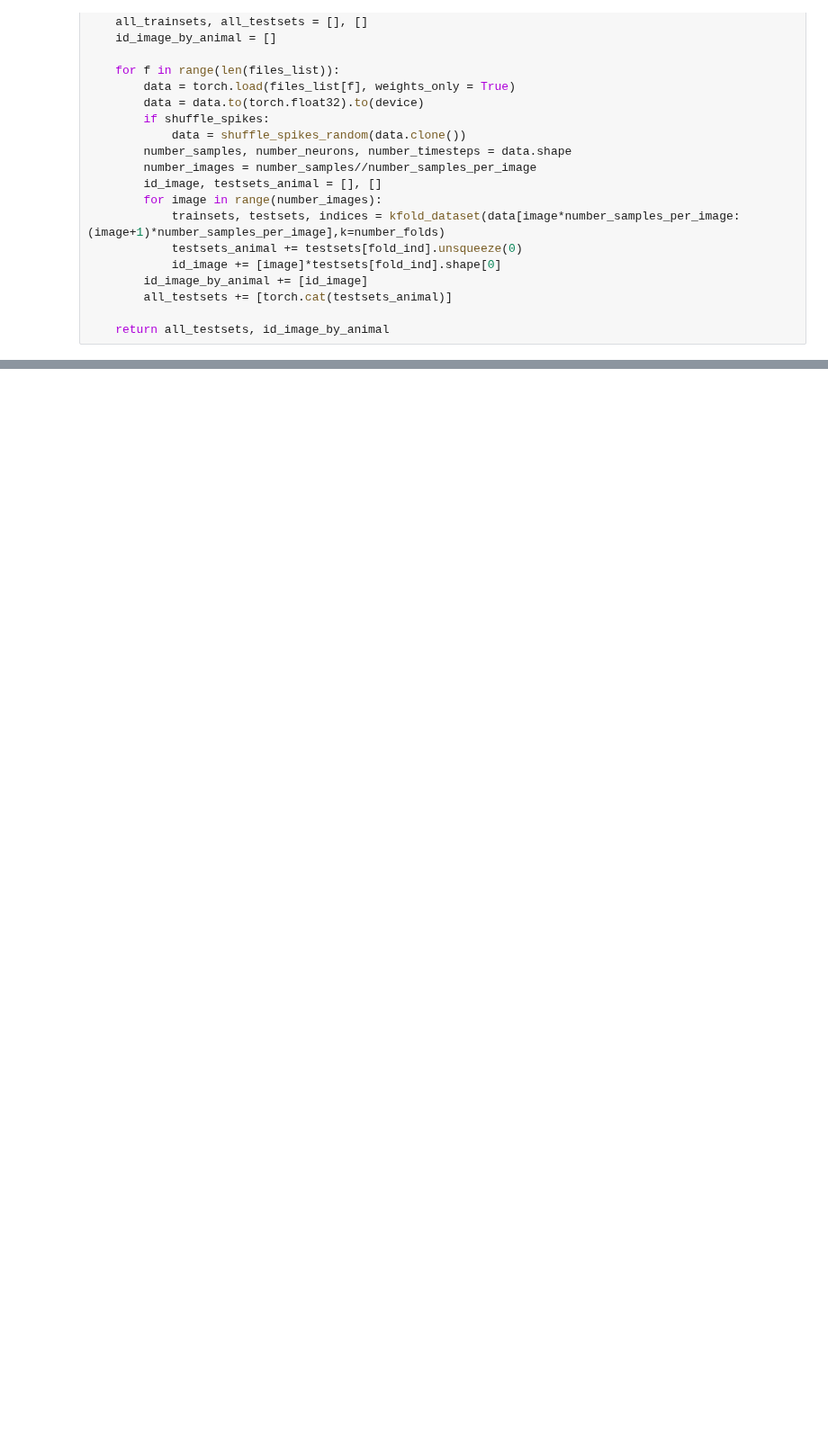
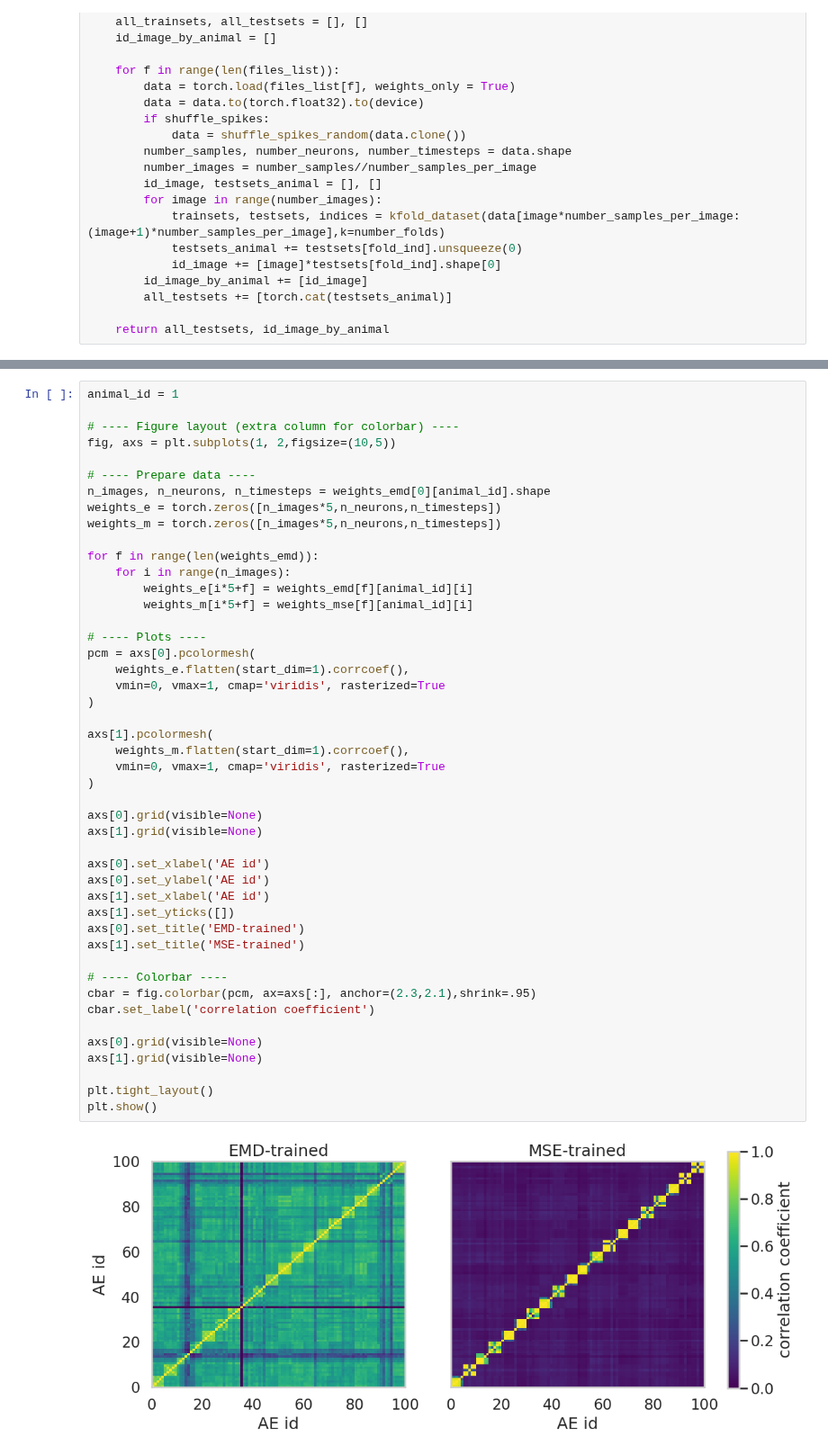
Before and after one commit to AntoineGrimaldi/wassa, a Jupyter notebook: results_paper/annexe_allendataset_decoding_no_normalization_FRs.ipynb, the cells around one changed output, grey strips where cells are left out. Shown at 90% size. Cells and saved outputs as stored; diff of their text form; blank space fills up the shorter version.

```diff
--- a/results_paper/annexe_allendataset_decoding_no_normalization_FRs.ipynb
+++ b/results_paper/annexe_allendataset_decoding_no_normalization_FRs.ipynb
@@ -248,0 +540,48 @@ for row in range(2):
+# %%
+animal_id = 1
+
+# ---- Figure layout (extra column for colorbar) ----
+fig, axs = plt.subplots(1, 2,figsize=(10,5))
+
+# ---- Prepare data ----
+n_images, n_neurons, n_timesteps = weights_emd[0][animal_id].shape
+weights_e = torch.zeros([n_images*5,n_neurons,n_timesteps])
+weights_m = torch.zeros([n_images*5,n_neurons,n_timesteps])
+
+for f in range(len(weights_emd)):
+    for i in range(n_images):
+        weights_e[i*5+f] = weights_emd[f][animal_id][i]
+        weights_m[i*5+f] = weights_mse[f][animal_id][i]
+
+# ---- Plots ----
+pcm = axs[0].pcolormesh(
+    weights_e.flatten(start_dim=1).corrcoef(),
+    vmin=0, vmax=1, cmap='viridis', rasterized=True
+)
+
+axs[1].pcolormesh(
+    weights_m.flatten(start_dim=1).corrcoef(),
+    vmin=0, vmax=1, cmap='viridis', rasterized=True
+)
+
+axs[0].grid(visible=None)
+axs[1].grid(visible=None)
+
+axs[0].set_xlabel('AE id')
+axs[0].set_ylabel('AE id')
+axs[1].set_xlabel('AE id')
+axs[1].set_yticks([])
+axs[0].set_title('EMD-trained')
+axs[1].set_title('MSE-trained')
+
+# ---- Colorbar ----
+cbar = fig.colorbar(pcm, ax=axs[:], anchor=(2.3,2.1),shrink=.95)
+cbar.set_label('correlation coefficient')
+
+axs[0].grid(visible=None)
+axs[1].grid(visible=None)
+
+plt.tight_layout()
+plt.show()
+# %% [output]
+[figure, added]
```
Also changed, not shown: parts of 15 cells of this notebook, 6 other files.
